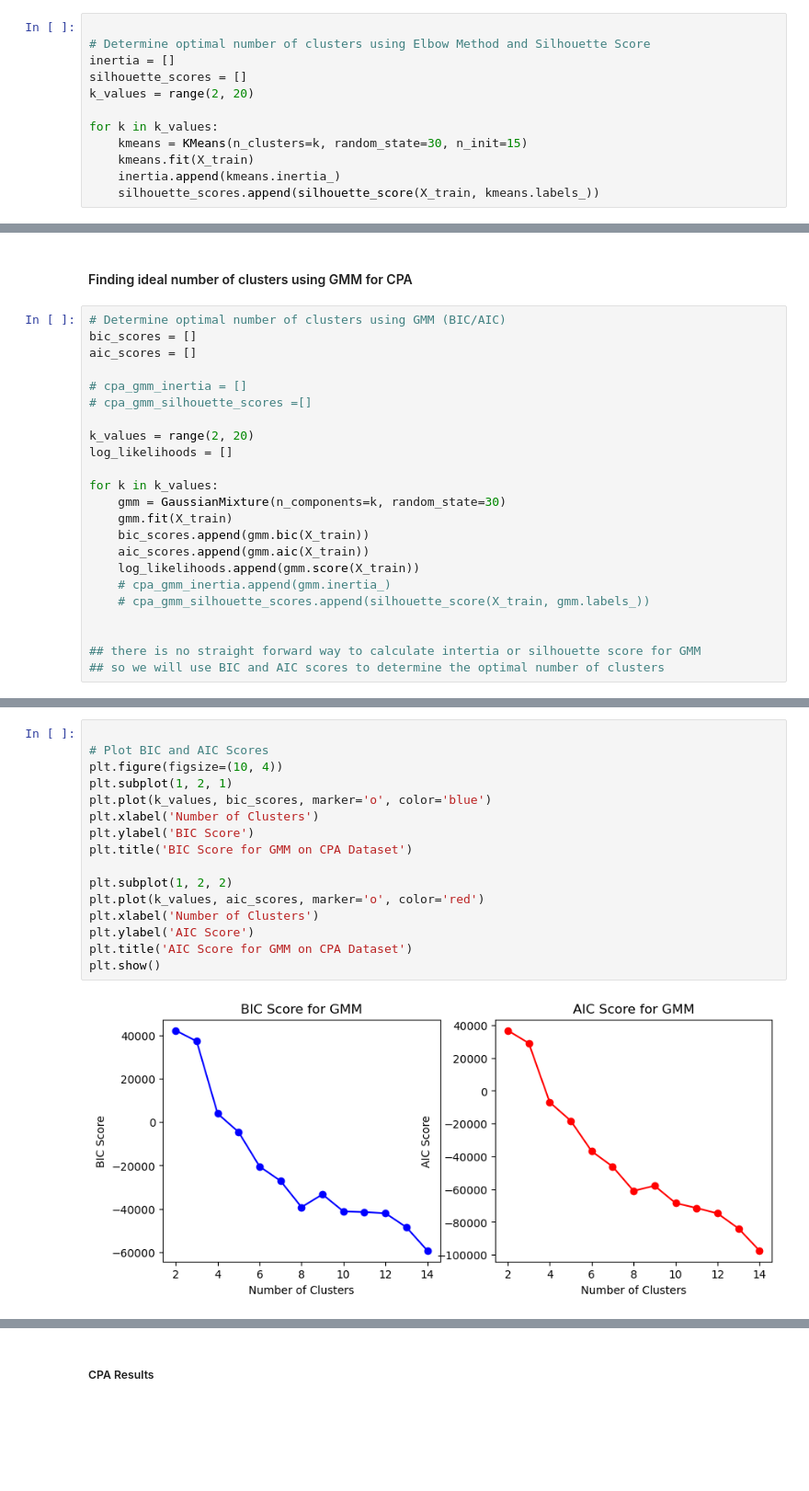
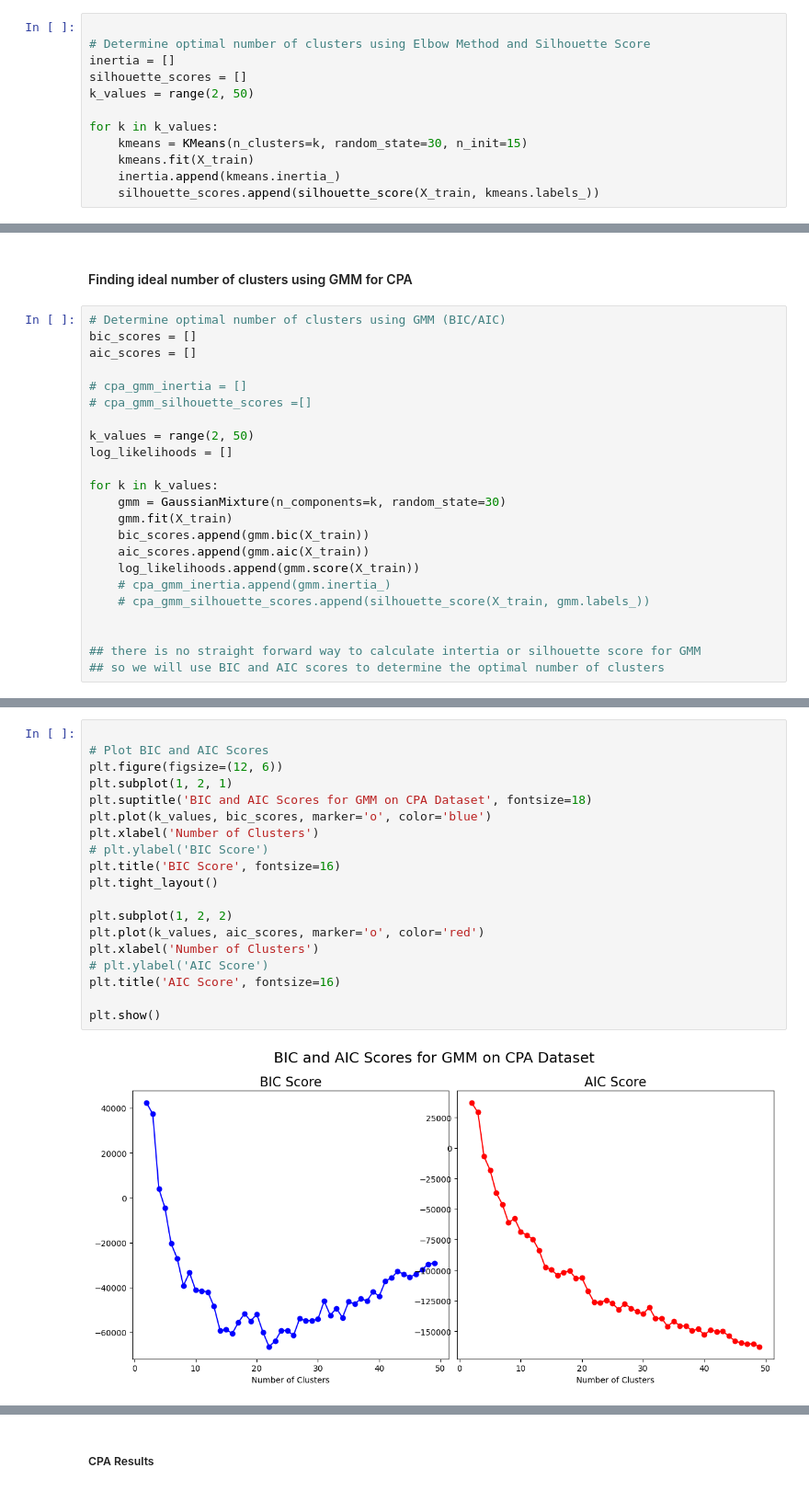
Before and after one commit to nico-medellin/Studying-the-Effects-of-Clustering-and-Dimension-Reduction-on-Neural-Network-Performance, a Jupyter notebook: assignment_3.ipynb, the cells around one changed output, grey strips where cells are left out. Shown at 92% size. Saved outputs shown, nothing was run; the diff lists cells and outputs as text; blank space fills up the shorter version.

```diff
--- a/assignment_3.ipynb
+++ b/assignment_3.ipynb
@@ -51,7 +51,7 @@ X_train, X_test = train_test_split(normalized_features, test_size=0.2, random_st
 # Determine optimal number of clusters using Elbow Method and Silhouette Score
 inertia = []
 silhouette_scores = []
-k_values = range(2, 20)
+k_values = range(2, 50)
 
 for k in k_values:
     kmeans = KMeans(n_clusters=k, random_state=30, n_init=15)
@@ -165,7 +167,7 @@ aic_scores = []
 # cpa_gmm_inertia = []
 # cpa_gmm_silhouette_scores =[]
 
-k_values = range(2, 20)
+k_values = range(2, 50)
 log_likelihoods = []
 
 for k in k_values:
@@ -202,21 +207,24 @@ print(scores_df)
 # %%
 
 # Plot BIC and AIC Scores
-plt.figure(figsize=(10, 4))
+plt.figure(figsize=(12, 6))
 plt.subplot(1, 2, 1)
+plt.suptitle('BIC and AIC Scores for GMM on CPA Dataset', fontsize=18)
 plt.plot(k_values, bic_scores, marker='o', color='blue')
 plt.xlabel('Number of Clusters')
-plt.ylabel('BIC Score')
-plt.title('BIC Score for GMM on CPA Dataset')
+# plt.ylabel('BIC Score')
+plt.title('BIC Score', fontsize=16)
+plt.tight_layout()
 
 plt.subplot(1, 2, 2)
 plt.plot(k_values, aic_scores, marker='o', color='red')
 plt.xlabel('Number of Clusters')
-plt.ylabel('AIC Score')
-plt.title('AIC Score for GMM on CPA Dataset')
+# plt.ylabel('AIC Score')
+plt.title('AIC Score', fontsize=16)
+
 plt.show()
 # %% [output]
-[figure, old version]
+[figure, new version]
 # %%
 
 
```
Also changed, not shown: parts of 28 cells of this notebook.
